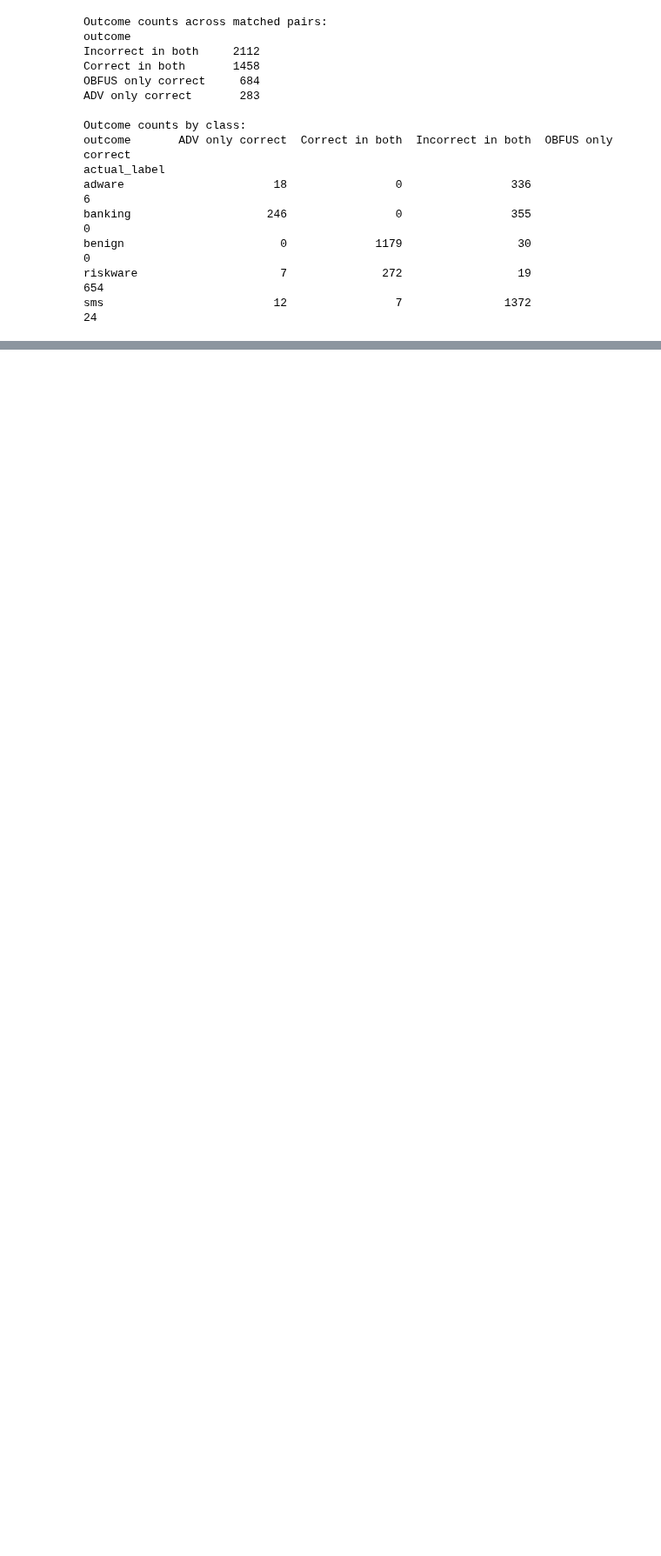
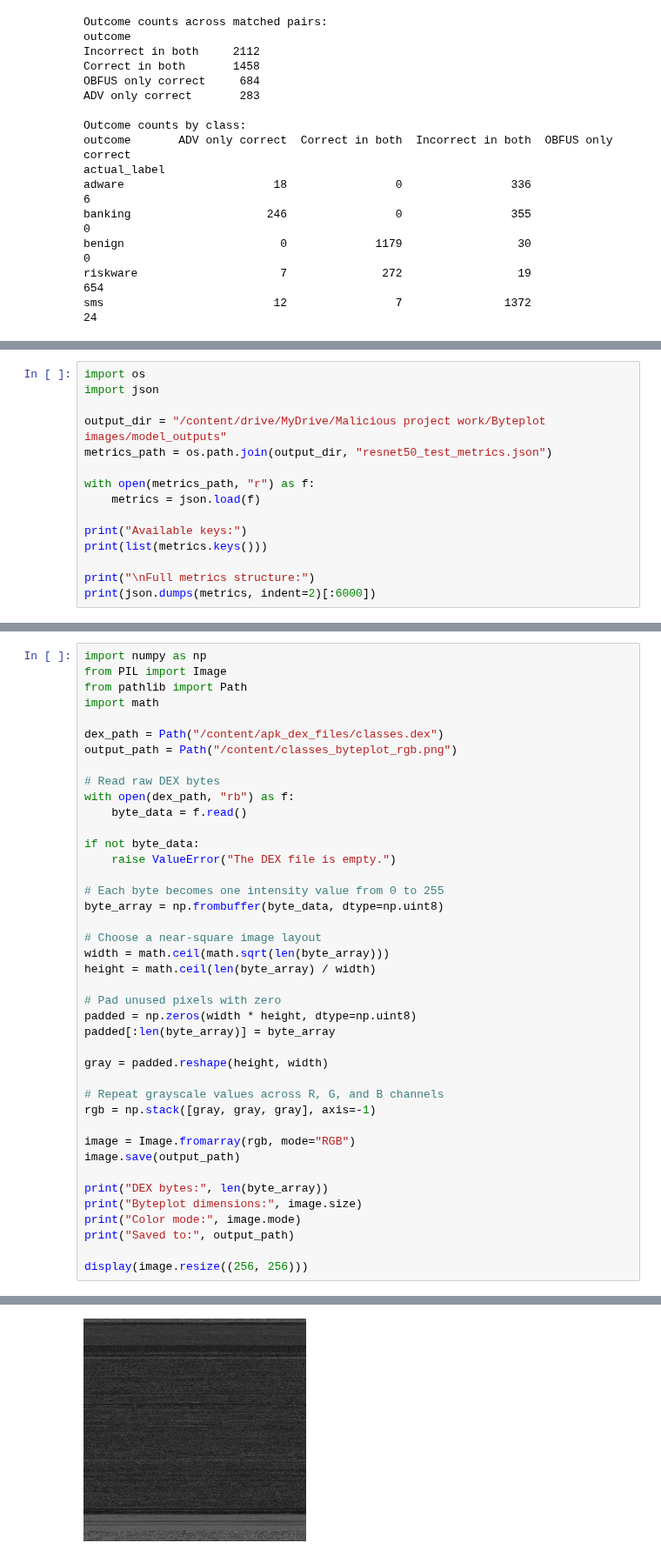
Before and after one commit to swapnasaina274/malicious-mobile-app-detection, a Jupyter notebook: byteplot work.ipynb, the cells around one changed output, grey strips where cells are left out. Shown at 87% size. Drawn from its saved outputs; the diff is of its cells as text; blank space fills up the shorter version.

```diff
--- a/byteplot work.ipynb
+++ b/byteplot work.ipynb
@@ -5066,0 +5270,15 @@ actual_label  ADV only correct  Correct in both  Incorrect in both  OBFUS only c
+# %%
+import os
+import json
+
+output_dir = "/content/drive/MyDrive/Malicious project work/Byteplot images/model_outputs"
+metrics_path = os.path.join(output_dir, "resnet50_test_metrics.json")
+
+with open(metrics_path, "r") as f:
+    metrics = json.load(f)
+
+print("Available keys:")
+print(list(metrics.keys()))
+
+print("\nFull metrics structure:")
+print(json.dumps(metrics, indent=2)[:6000])
@@ -5066,0 +5987,42 @@ actual_label  ADV only correct  Correct in both  Incorrect in both  OBFUS only c
+# %%
+import numpy as np
+from PIL import Image
+from pathlib import Path
+import math
+
+dex_path = Path("/content/apk_dex_files/classes.dex")
+output_path = Path("/content/classes_byteplot_rgb.png")
+
+# Read raw DEX bytes
+with open(dex_path, "rb") as f:
+    byte_data = f.read()
+
+if not byte_data:
+    raise ValueError("The DEX file is empty.")
+
+# Each byte becomes one intensity value from 0 to 255
+byte_array = np.frombuffer(byte_data, dtype=np.uint8)
+
+# Choose a near-square image layout
+width = math.ceil(math.sqrt(len(byte_array)))
+height = math.ceil(len(byte_array) / width)
+
+# Pad unused pixels with zero
+padded = np.zeros(width * height, dtype=np.uint8)
+padded[:len(byte_array)] = byte_array
+
+gray = padded.reshape(height, width)
+
+# Repeat grayscale values across R, G, and B channels
+rgb = np.stack([gray, gray, gray], axis=-1)
+
+image = Image.fromarray(rgb, mode="RGB")
+image.save(output_path)
+
+print("DEX bytes:", len(byte_array))
+print("Byteplot dimensions:", image.size)
+print("Color mode:", image.mode)
+print("Saved to:", output_path)
+
+display(image.resize((256, 256)))
+# %% [output]
@@ -5066,0 +6033 @@ actual_label  ADV only correct  Correct in both  Incorrect in both  OBFUS only c
+[figure, added]
```
Also changed, not shown: parts of 43 cells of this notebook.
